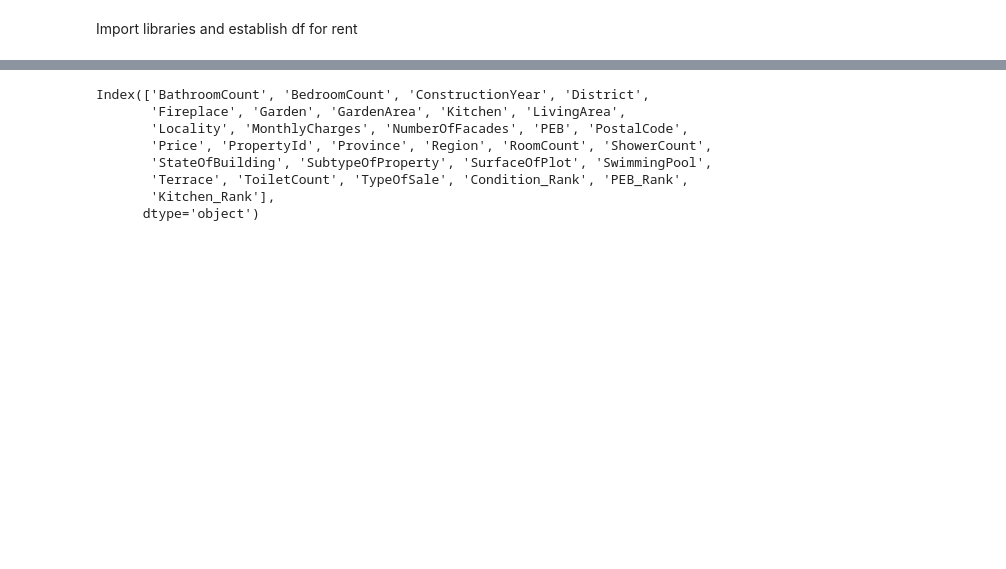
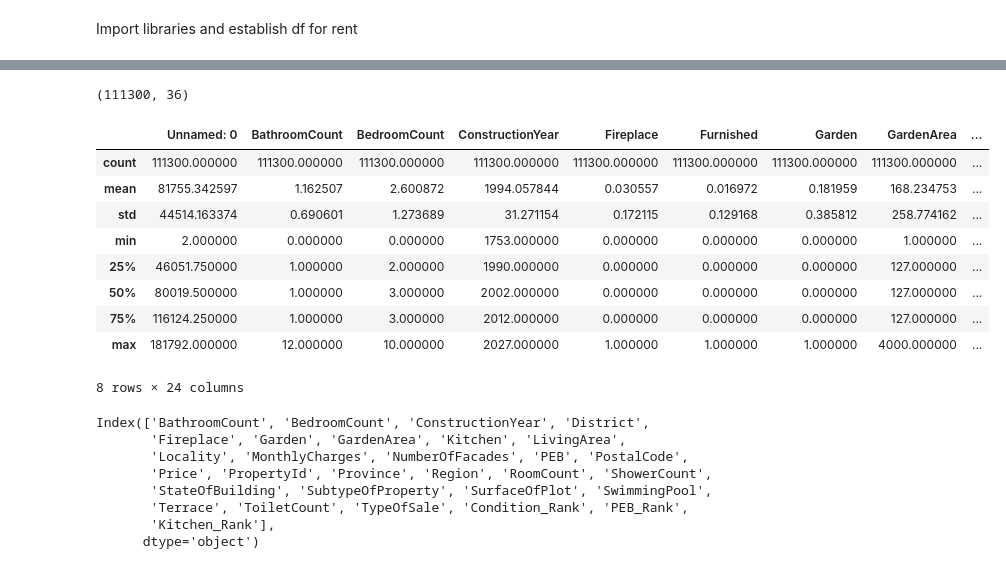
Before and after one commit to AdrienPiette/Data-visualisation, a Jupyter notebook: analyze/Analyzing rents.ipynb, the cells around one changed output, grey strips where cells are left out. Drawn from its saved outputs; the diff is of its cells as text; code cells hidden in the pictures; blank space fills up the shorter version.

```diff
--- a/analyze/Analyzing rents.ipynb
+++ b/analyze/Analyzing rents.ipynb
@@ -31,3 +15,20 @@ df
+# %%
+df.shape
+# %% [output]
+(111300, 36)
+# %%
+df.describe()
+# %% [output]
+|  | Unnamed: 0 | BathroomCount | BedroomCount | ConstructionYear | Fireplace | Furnished | Garden | GardenArea | ... |
+| count | 111300.000000 | 111300.000000 | 111300.000000 | 111300.000000 | 111300.000000 | 111300.000000 | 111300.000000 | 111300.000000 | ... |
+| mean | 81755.342597 | 1.162507 | 2.600872 | 1994.057844 | 0.030557 | 0.016972 | 0.181959 | 168.234753 | ... |
+| std | 44514.163374 | 0.690601 | 1.273689 | 31.271154 | 0.172115 | 0.129168 | 0.385812 | 258.774162 | ... |
+| min | 2.000000 | 0.000000 | 0.000000 | 1753.000000 | 0.000000 | 0.000000 | 0.000000 | 1.000000 | ... |
+| 25% | 46051.750000 | 1.000000 | 2.000000 | 1990.000000 | 0.000000 | 0.000000 | 0.000000 | 127.000000 | ... |
+| 50% | 80019.500000 | 1.000000 | 3.000000 | 2002.000000 | 0.000000 | 0.000000 | 0.000000 | 127.000000 | ... |
+| 75% | 116124.250000 | 1.000000 | 3.000000 | 2012.000000 | 0.000000 | 0.000000 | 0.000000 | 127.000000 | ... |
+| max | 181792.000000 | 12.000000 | 10.000000 | 2027.000000 | 1.000000 | 1.000000 | 1.000000 | 4000.000000 | ... |
+8 rows × 24 columns
 # %%
 df_rent.columns
 # %% [output]
```
Also changed, not shown: parts of 7 cells of this notebook, 9 other files.
